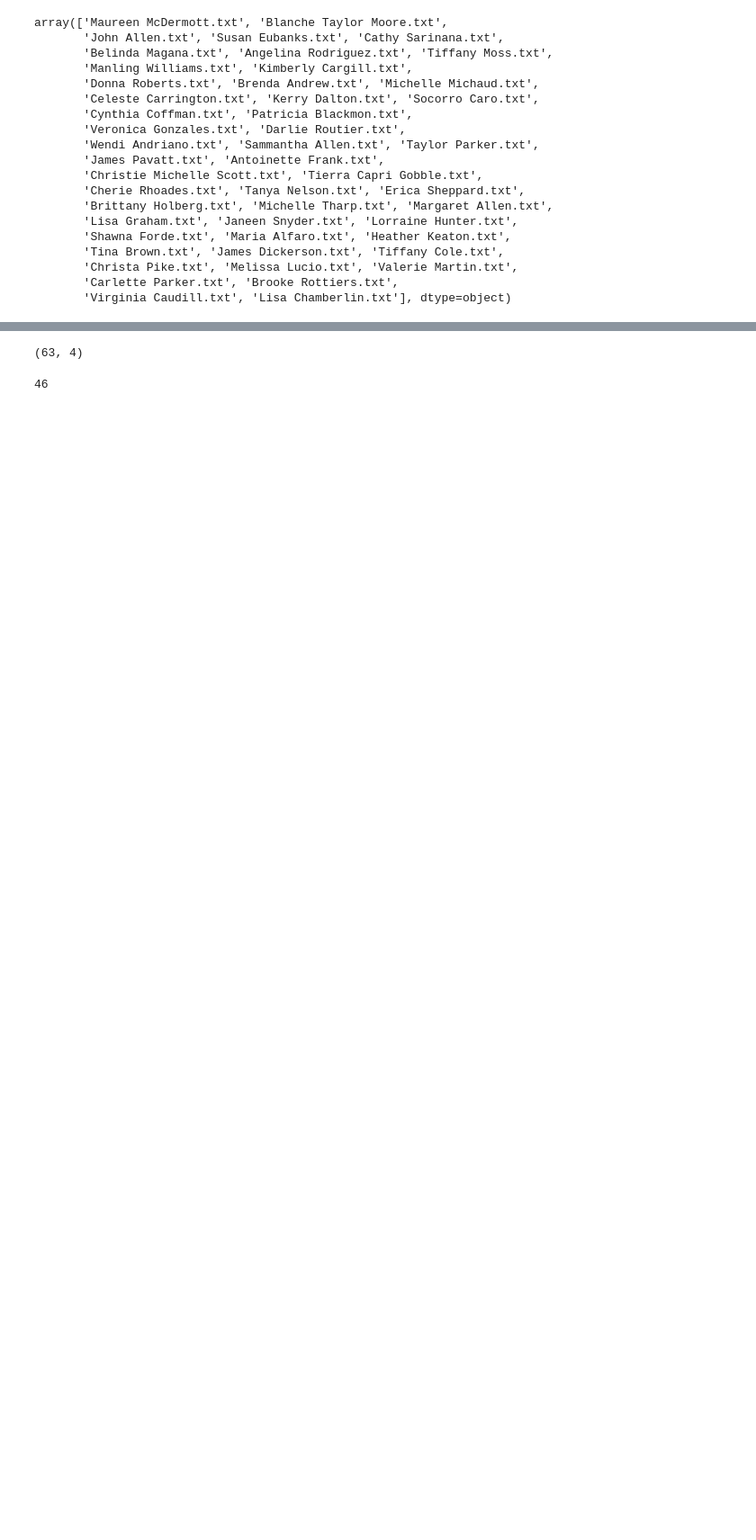
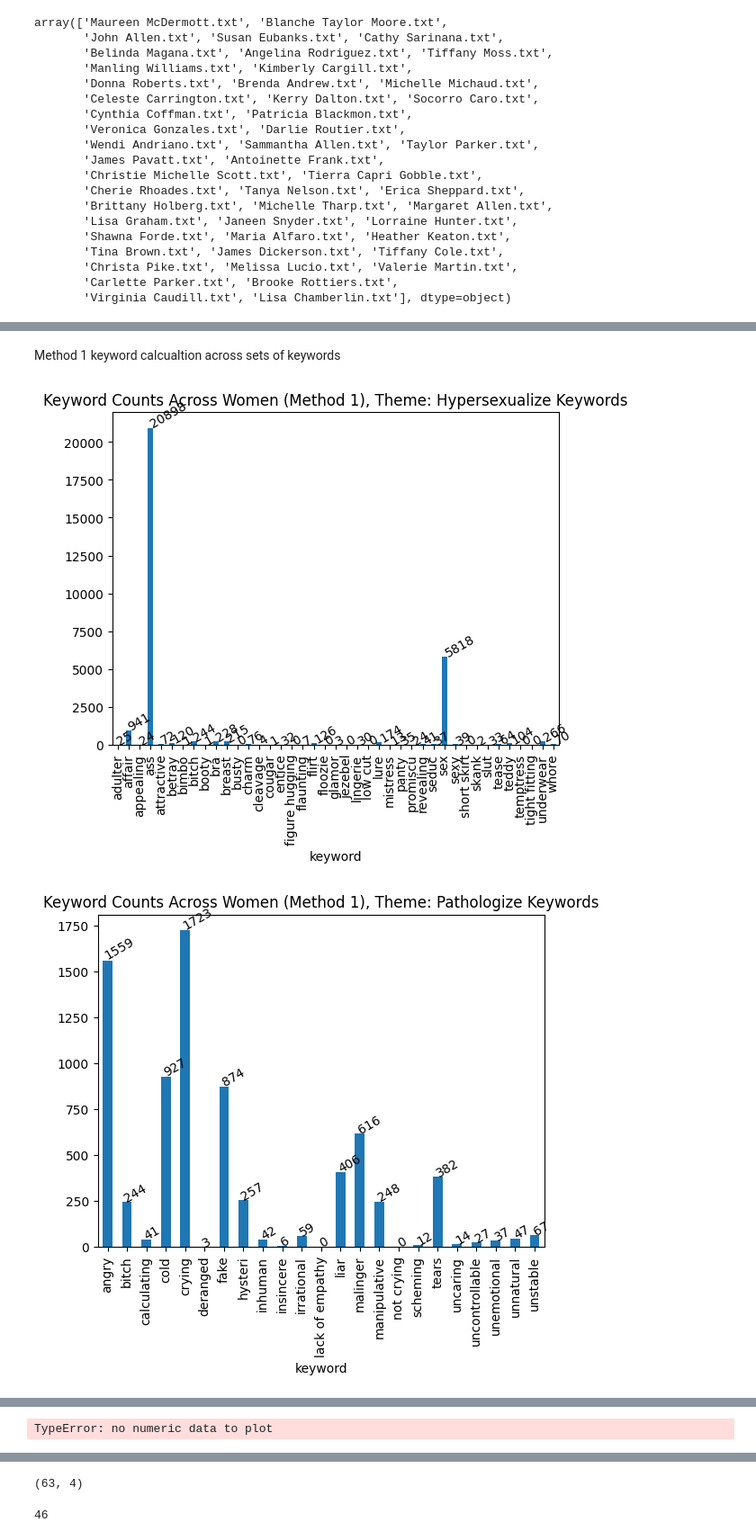
Before and after one commit to camille2019/Women-Capital-Trial-Analysis, a Jupyter notebook: Updated_Keyword_Count_Capital_Trials.ipynb, the cells around one changed output, grey strips where cells are left out. Shown at 90% size. Saved outputs shown, nothing was run; the diff lists cells and outputs as text; code cells hidden in the pictures; blank space fills up the shorter version.

Commit message:
keyword counts across full set of keywords in different categories

```diff
--- a/Updated_Keyword_Count_Capital_Trials.ipynb
+++ b/Updated_Keyword_Count_Capital_Trials.ipynb
@@ -147,4 +210,4 @@ Lisa Chamberlin.txt
 # %%
-df10 = pd.DataFrame(columns= ['document_name', 'keyword', 'count_method1', 'count_method2'])
+df10 = pd.DataFrame(columns= ['document_name', 'keyword', 'keyword_theme','count_method1', 'count_method2'])
 
-passages_dict = pd.DataFrame(columns= ['document_name', 'keyword', 'keyword_method' , 'passage' ])
+passages_dict = pd.DataFrame(columns= ['document_name', 'keyword', 'keyword_theme','keyword_method' , 'passage' ])
@@ -213,3 +288,5 @@ Maureen McDermott.txt
+# %%
+df10['keyword_theme']= df10['keyword_theme'].replace('Gendered Racialization of Lation Women', 'Gendered Racialization of Latina Women')
 # %%
 df10.shape
 # %% [output]
@@ -245,0 +320,3 @@ array(['Maureen McDermott.txt', 'Blanche Taylor Moore.txt',
+# %%
+mask = df10['document_name'].isin(mens_transcript_titles)
+women_only = df10[~mask]
@@ -245,0 +327,4 @@ array(['Maureen McDermott.txt', 'Blanche Taylor Moore.txt',
+# %%
+
+value_to_move = keywords_dict.pop('Gendered Racialization of Lation Women')
+keywords_dict['Gendered Racialization of Latino Women'] = value_to_move
@@ -245,0 +414,12 @@ array(['Maureen McDermott.txt', 'Blanche Taylor Moore.txt',
+# %% [markdown]
+Method 1 keyword calcualtion across sets of keywords
+# %%
+for k in keywords_dict.keys():
+  temp = women_only[women_only['keyword_theme'] == k]
+  ax = temp.groupby('keyword')['count_method1'].sum().plot(kind='bar',  title= 'Keyword Counts Across Women (Method 1), Theme: ' +k +  ' Keywords')
+  for p in ax.patches:
+      ax.annotate(str(p.get_height()), (p.get_x() * 1.005, p.get_height() * 1.005), rotation=30)
+  plt.show()
+# %% [output]
+[figure, added]
+[figure, added]
@@ -245,0 +433 @@ array(['Maureen McDermott.txt', 'Blanche Taylor Moore.txt',
+TypeError: no numeric data to plot
```
Also changed, not shown: parts of 34 cells of this notebook.
